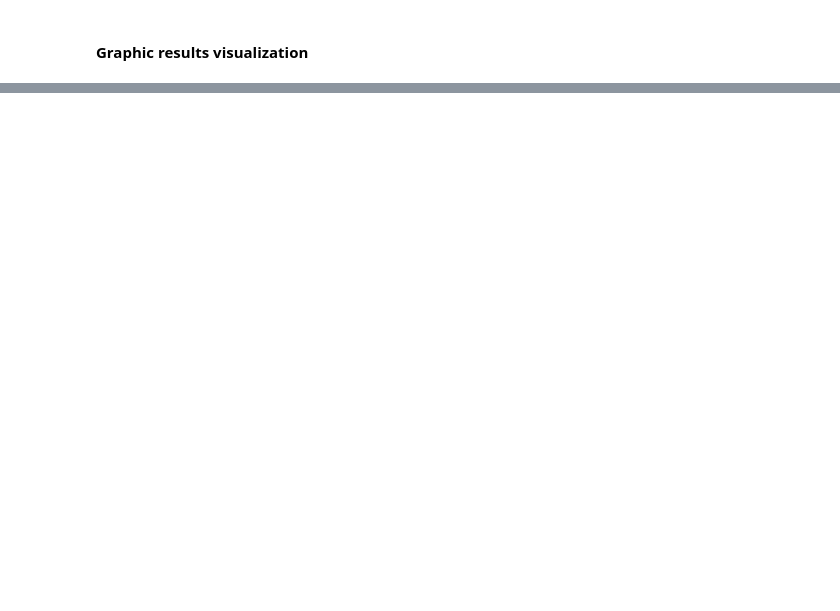
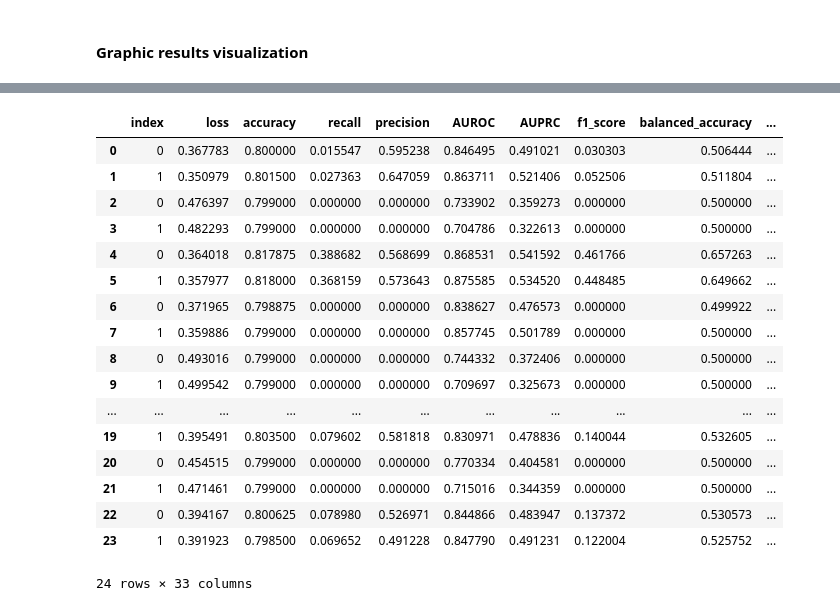
Before and after one commit to ndrep/bioinformatics, a Jupyter notebook: Bioinformatic_project.ipynb, the cells around one changed output, grey strips where cells are left out. Cells and saved outputs as stored; diff of their text form; code cells hidden in the pictures; blank space fills up the shorter version.

```diff
--- a/Bioinformatic_project.ipynb
+++ b/Bioinformatic_project.ipynb
@@ -1437,0 +1538,24 @@ all_binary_classification_performance
+# %%
+prova = all_binary_classification_performance
+# %%
+prova = prova.reset_index()
+prova
+# %% [output]
+|  | index | loss | accuracy | recall | precision | AUROC | AUPRC | f1_score | balanced_accuracy | ... |
+| 0 | 0 | 0.367783 | 0.800000 | 0.015547 | 0.595238 | 0.846495 | 0.491021 | 0.030303 | 0.506444 | ... |
+| 1 | 1 | 0.350979 | 0.801500 | 0.027363 | 0.647059 | 0.863711 | 0.521406 | 0.052506 | 0.511804 | ... |
+| 2 | 0 | 0.476397 | 0.799000 | 0.000000 | 0.000000 | 0.733902 | 0.359273 | 0.000000 | 0.500000 | ... |
+| 3 | 1 | 0.482293 | 0.799000 | 0.000000 | 0.000000 | 0.704786 | 0.322613 | 0.000000 | 0.500000 | ... |
+| 4 | 0 | 0.364018 | 0.817875 | 0.388682 | 0.568699 | 0.868531 | 0.541592 | 0.461766 | 0.657263 | ... |
+| 5 | 1 | 0.357977 | 0.818000 | 0.368159 | 0.573643 | 0.875585 | 0.534520 | 0.448485 | 0.649662 | ... |
+| 6 | 0 | 0.371965 | 0.798875 | 0.000000 | 0.000000 | 0.838627 | 0.476573 | 0.000000 | 0.499922 | ... |
+| 7 | 1 | 0.359886 | 0.799000 | 0.000000 | 0.000000 | 0.857745 | 0.501789 | 0.000000 | 0.500000 | ... |
+| 8 | 0 | 0.493016 | 0.799000 | 0.000000 | 0.000000 | 0.744332 | 0.372406 | 0.000000 | 0.500000 | ... |
+| 9 | 1 | 0.499542 | 0.799000 | 0.000000 | 0.000000 | 0.709697 | 0.325673 | 0.000000 | 0.500000 | ... |
+| ... | ... | ... | ... | ... | ... | ... | ... | ... | ... | ... |
+| 19 | 1 | 0.395491 | 0.803500 | 0.079602 | 0.581818 | 0.830971 | 0.478836 | 0.140044 | 0.532605 | ... |
+| 20 | 0 | 0.454515 | 0.799000 | 0.000000 | 0.000000 | 0.770334 | 0.404581 | 0.000000 | 0.500000 | ... |
+| 21 | 1 | 0.471461 | 0.799000 | 0.000000 | 0.000000 | 0.715016 | 0.344359 | 0.000000 | 0.500000 | ... |
+| 22 | 0 | 0.394167 | 0.800625 | 0.078980 | 0.526971 | 0.844866 | 0.483947 | 0.137372 | 0.530573 | ... |
+| 23 | 1 | 0.391923 | 0.798500 | 0.069652 | 0.491228 | 0.847790 | 0.491231 | 0.122004 | 0.525752 | ... |
+24 rows × 33 columns
```
Also changed, not shown: parts of 34 cells of this notebook.
